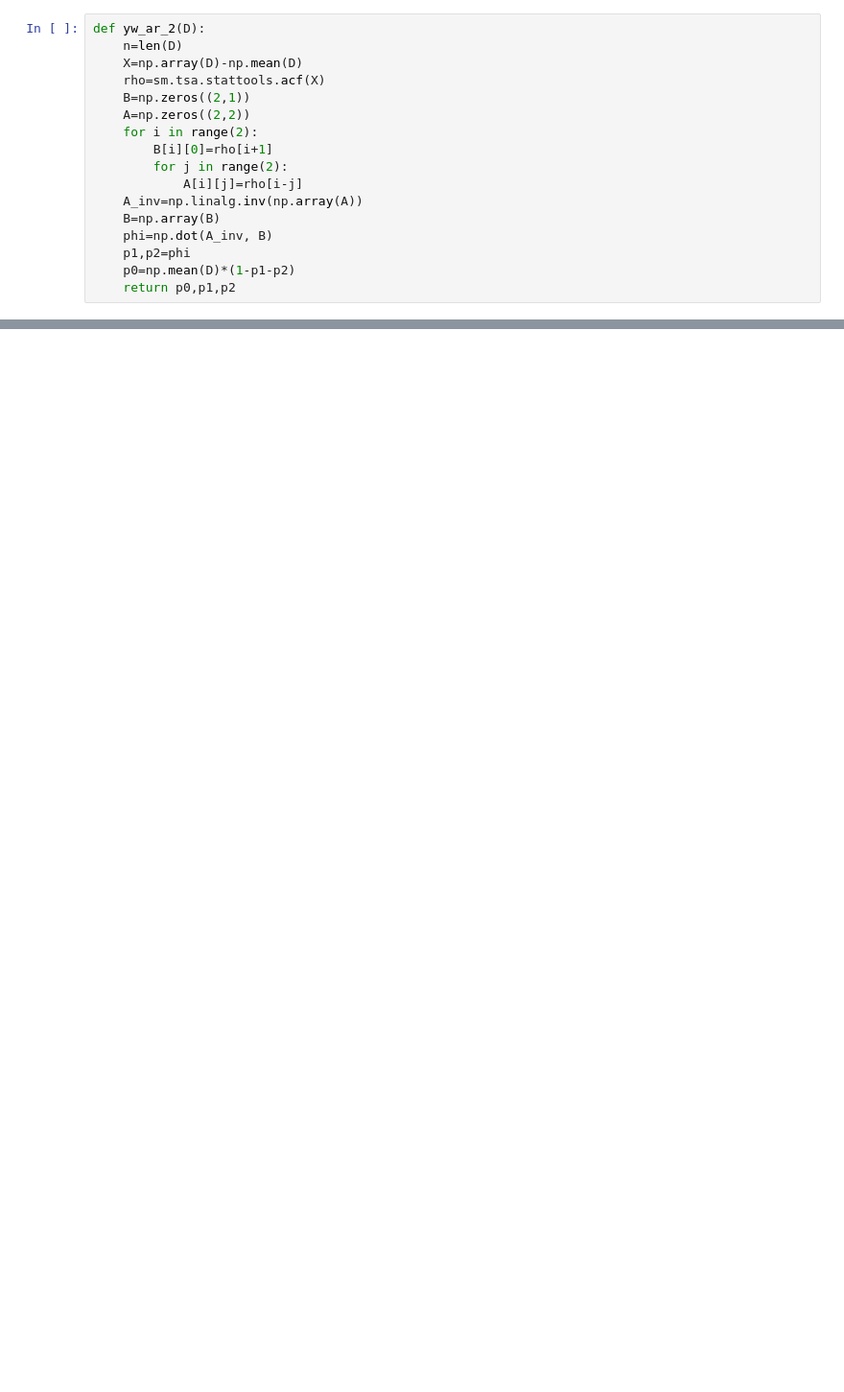
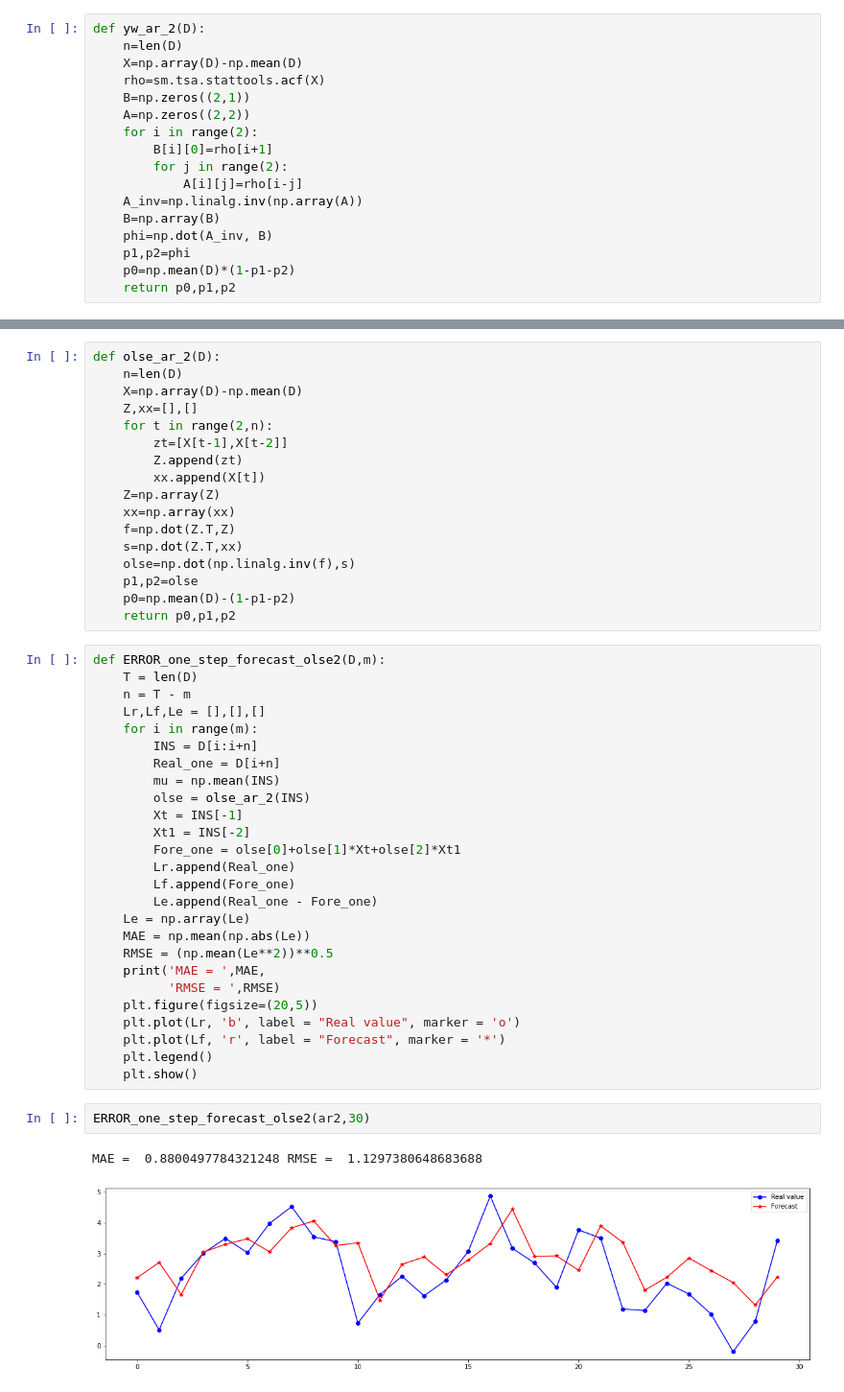
Before and after one commit to junhyuk0708/study, a Jupyter notebook: TSA/assignment4/시계열과제4.ipynb, the cells around one changed output, grey strips where cells are left out. Shown at 96% size. Saved outputs shown, nothing was run; the diff lists cells and outputs as text; blank space fills up the shorter version.

```diff
--- a/TSA/assignment4/시계열과제4.ipynb
+++ b/TSA/assignment4/시계열과제4.ipynb
@@ -104,0 +137,48 @@ MAE =  1.0850615484878956 RMSE =  1.2852979631031896
+# %%
+def olse_ar_2(D):
+    n=len(D)
+    X=np.array(D)-np.mean(D)
+    Z,xx=[],[]
+    for t in range(2,n):
+        zt=[X[t-1],X[t-2]]
+        Z.append(zt)
+        xx.append(X[t])
+    Z=np.array(Z)
+    xx=np.array(xx)
+    f=np.dot(Z.T,Z)
+    s=np.dot(Z.T,xx)
+    olse=np.dot(np.linalg.inv(f),s)
+    p1,p2=olse
+    p0=np.mean(D)-(1-p1-p2)
+    return p0,p1,p2
+# %%
+def ERROR_one_step_forecast_olse2(D,m):
+    T = len(D)
+    n = T - m
+    Lr,Lf,Le = [],[],[]
+    for i in range(m):
+        INS = D[i:i+n]
+        Real_one = D[i+n]
+        mu = np.mean(INS)
+        olse = olse_ar_2(INS)
+        Xt = INS[-1]
+        Xt1 = INS[-2]
+        Fore_one = olse[0]+olse[1]*Xt+olse[2]*Xt1
+        Lr.append(Real_one)
+        Lf.append(Fore_one)
+        Le.append(Real_one - Fore_one)
+    Le = np.array(Le)
+    MAE = np.mean(np.abs(Le))
+    RMSE = (np.mean(Le**2))**0.5
+    print('MAE = ',MAE,
+          'RMSE = ',RMSE)
+    plt.figure(figsize=(20,5))
+    plt.plot(Lr, 'b', label = "Real value", marker = 'o')
+    plt.plot(Lf, 'r', label = "Forecast", marker = '*')
+    plt.legend()
+    plt.show()
+# %%
+ERROR_one_step_forecast_olse2(ar2,30)
+# %% [output]
+MAE =  0.8800497784321248 RMSE =  1.1297380648683688
+[figure, added]
```
Also changed, not shown: parts of 37 cells of this notebook, 2 other files.
